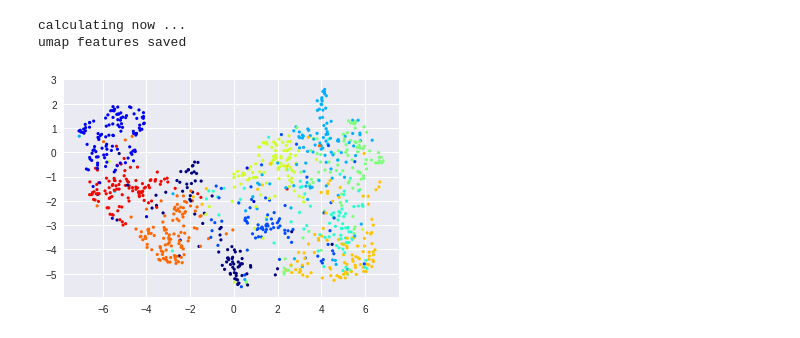
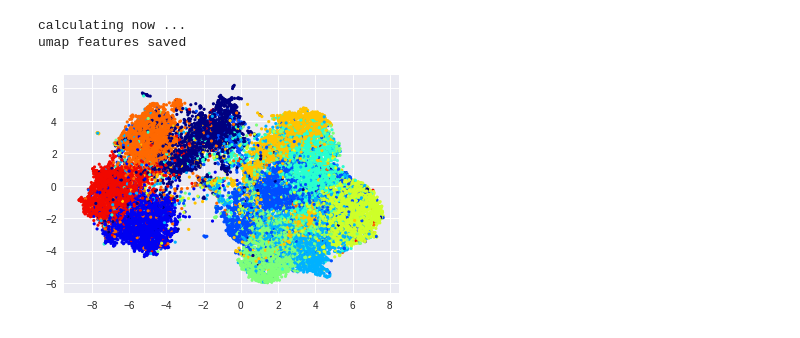
Before and after one commit to SimonSchrodi/understanding_cnn, a Jupyter notebook: notebooks/Bottleneck_features.ipynb, the cells around one changed output. Cells and saved outputs as stored; diff of their text form; code cells hidden in the pictures.

```diff
--- a/notebooks/Bottleneck_features.ipynb
+++ b/notebooks/Bottleneck_features.ipynb
@@ -47,11 +52,12 @@ import models.model_loader as model_loader
 from keras.applications.inception_v3 import InceptionV3, preprocess_input
 from keras.applications.inception_resnet_v2 import InceptionResNetV2, preprocess_input
 from keras.applications.vgg19 import VGG19, preprocess_input
+from keras.applications.vgg16 import VGG16, preprocess_input
 
 # load model + remove final classification layers
 
-model_tmp = model_loader.Resnet_v1_101(include_top=False)
-model = model_tmp.get_model()
+#model_tmp = model_loader.Resnet_v1_101(include_top=False)
+#model = model_tmp.get_model()
 
-#model = VGG19(weights='imagenet', include_top=False, input_shape=(139, 139, 3))
+model = VGG16(weights='imagenet', include_top=False, input_shape=(139, 139, 3))
 # %% [output]
@@ -71,4 +78,4 @@ import numpy as np
 y_train = np.squeeze(y_train)
 
 nof_images = 7000
-x_train = x_train[7*nof_images:50000]
+x_train = x_train[0:25000]
@@ -81,9 +90,9 @@ import os
 import cv2
 
 # obtain bottleneck features (train)
-if os.path.exists('features_train_.npz'):
+if os.path.exists('features_train_8.npz'):
     print('bottleneck features detected (train)')
-    features = np.load('features_train_.npz')['features']
+    features = np.load('features_train_8.npz')['features']
 else:
     print('calculating now ...')
     # pre-process the train data
@@ -92,8 +101,8 @@ else:
       tmp.append(cv2.resize(x_train[i], (139, 139)))
 
     big_x_train = np.array(tmp).astype('float32')
-    model_input_train = model_tmp.preprocess_input(big_x_train)
-    #model_input_train = preprocess_input(big_x_train)
+    #model_input_train = model_tmp.preprocess_input(big_x_train)
+    model_input_train = preprocess_input(big_x_train)
 
     # extract, process, and save bottleneck features
     features = model.predict(model_input_train)
@@ -116,7 +124,7 @@ else:
     umap_features = umap.UMAP(n_neighbors=5,
                       min_dist=0.3,
                       metric='correlation').fit_transform(np.reshape(features,(features.shape[0],np.prod(features.shape[1:]))))
-    np.savez('umap_features_8', umap_features=umap_features)
+    np.savez('umap_features_vgg16_1', umap_features=umap_features)
 print('umap features saved')
 # %% [output]
 calculating now ...
@@ -124,11 +132,11 @@ umap features saved
 # %%
 import matplotlib.pyplot as plt
 %matplotlib inline
 
 # plot the features
 plt.figure()
-sc = plt.scatter(umap_features[:,0], umap_features[:,1], c=plt.cm.jet(y_train[49000:50000]/10), s=10, edgecolors='none')
+sc = plt.scatter(umap_features[:,0], umap_features[:,1], c=plt.cm.jet(y_train[0:25000]/10), s=10, edgecolors='none')
 #plt.colorbar(sc)
 plt.show()
 # %% [output]
-[figure, old version]
+[figure, new version]
```
Also changed, not shown: parts of 5 cells of this notebook.
